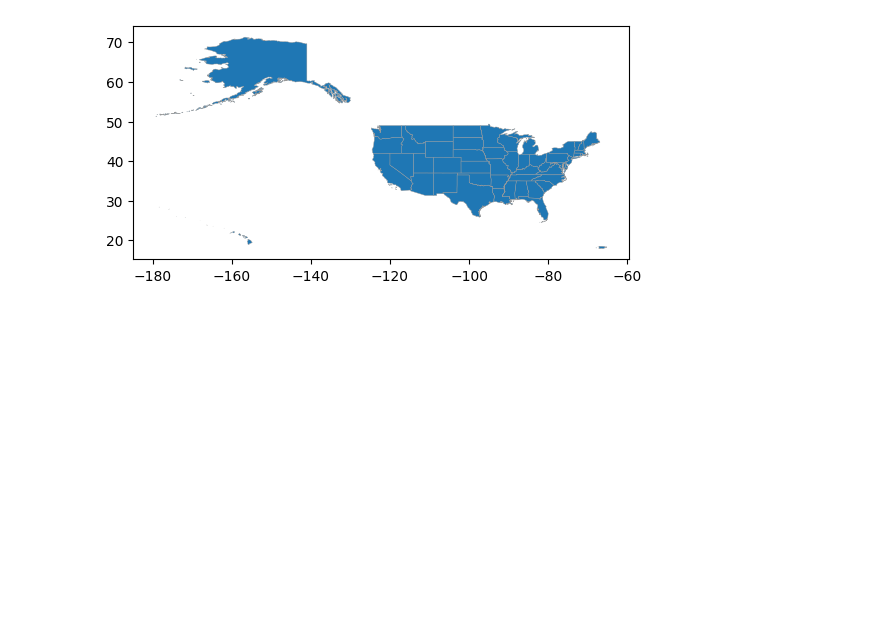
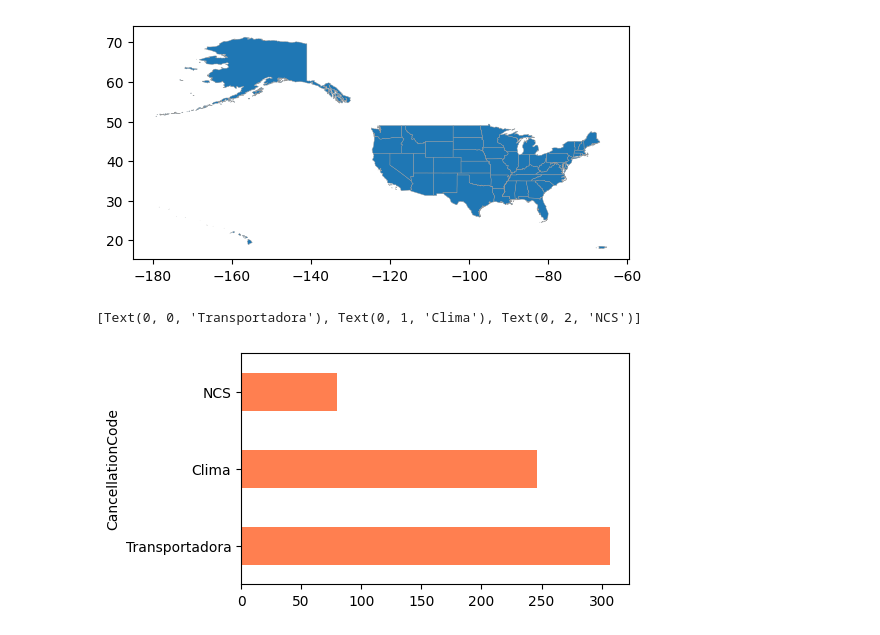
Before and after one commit to AdrielyZBoller/Projeto_Mod05_Ada_VemSerTech, a Jupyter notebook: projeto.ipynb, the cells around one changed output. Cells and saved outputs as stored; diff of their text form; code cells hidden in the pictures; blank space fills up the shorter version.

Commit message:
gráfico voos cancelados

```diff
--- a/projeto.ipynb
+++ b/projeto.ipynb
@@ -303,3 +303,14 @@ gdf_mod.plot( edgecolor='0.6', linewidth=0.3, legend=True)
 # acho que esse shapefile só terá utilidade se:
 #- tivermos as coordenadas dos aeroportos
 #- uma tabela com a sigla do aeroporto e o estado onde está
+# %%
+# gráfico para analisar qual o maior motivo para cancelamento de voo
+voos_cancelados = df[df['Cancelled']==1]
+legend_labels = {'A': 'Transportadora', 'B': 'Clima', 'C': 'NCS'}
+
+plt.figure(figsize=(5, 3))
+ax = voos_cancelados['CancellationCode'].value_counts().plot(kind='barh', color='coral')
+ax.set_yticklabels([legend_labels[label] for label in voos_cancelados['CancellationCode'].unique()])
+# %% [output]
+[Text(0, 0, 'Transportadora'), Text(0, 1, 'Clima'), Text(0, 2, 'NCS')]
+[figure, added]
```
Also changed, not shown: parts of 3 cells of this notebook.
